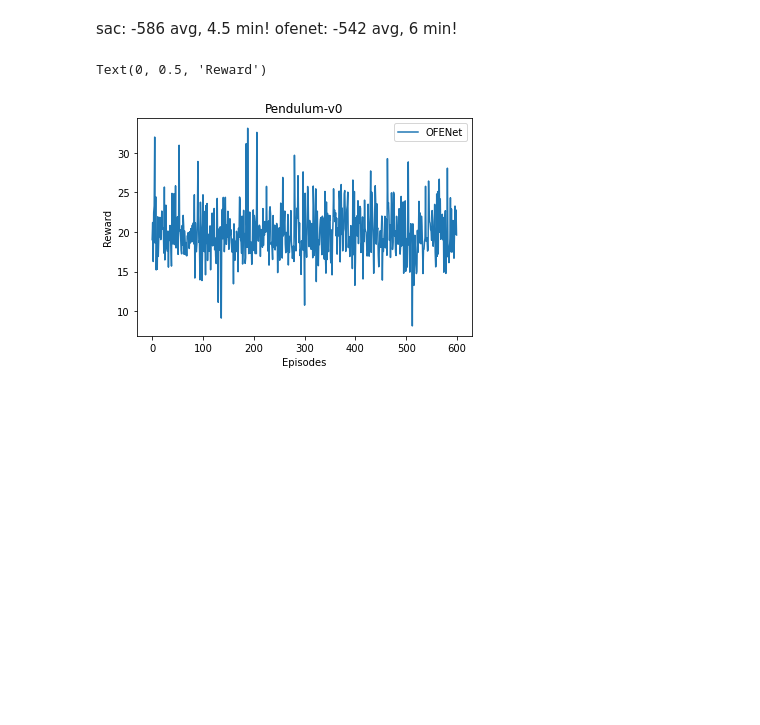
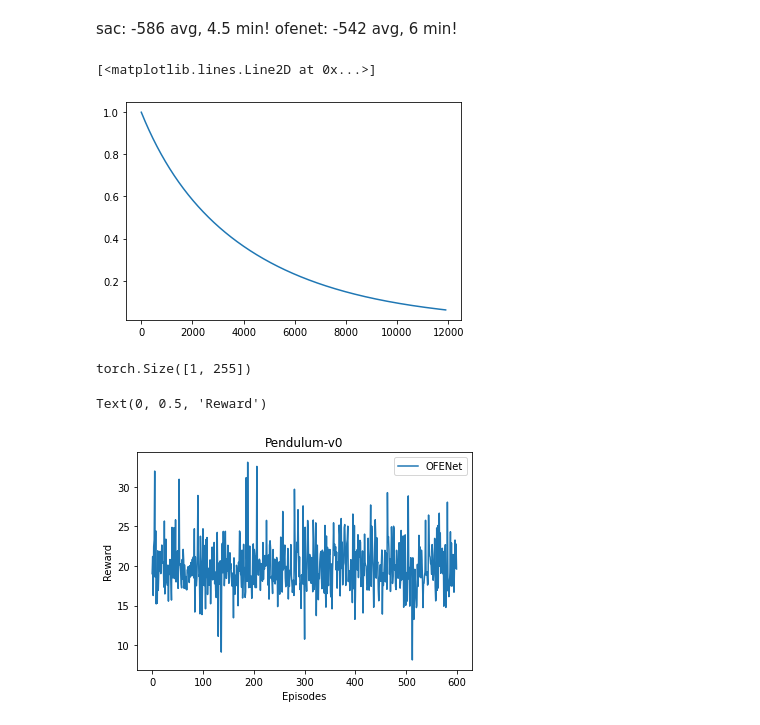
Before and after one commit to BY571/OFENet, a Jupyter notebook: OFENet-REDQ-notebook.ipynb, the cells around one changed output. Cells and saved outputs as stored; diff of their text form; code cells hidden in the pictures; blank space fills up the shorter version.

```diff
--- a/OFENet-REDQ-notebook.ipynb
+++ b/OFENet-REDQ-notebook.ipynb
@@ -586,3 +589,8 @@ training took 4.682256579399109 min!
 # %% [markdown]
 sac: -586 avg, 4.5 min!
 ofenet: -542 avg, 6 min!
+# %%
+plt.plot(agent.alphas)
+# %% [output]
+[<matplotlib.lines.Line2D at 0x...>]
+[figure, added]
@@ -589,3 +603,7 @@ ofenet: -542 avg, 6 min!
+# %%
+z0.shape
+# %% [output]
+torch.Size([1, 255])
 # %%
 
 plt.plot(ofenet_scores, label="OFENet")
```
Also changed, not shown: parts of 8 cells of this notebook.
